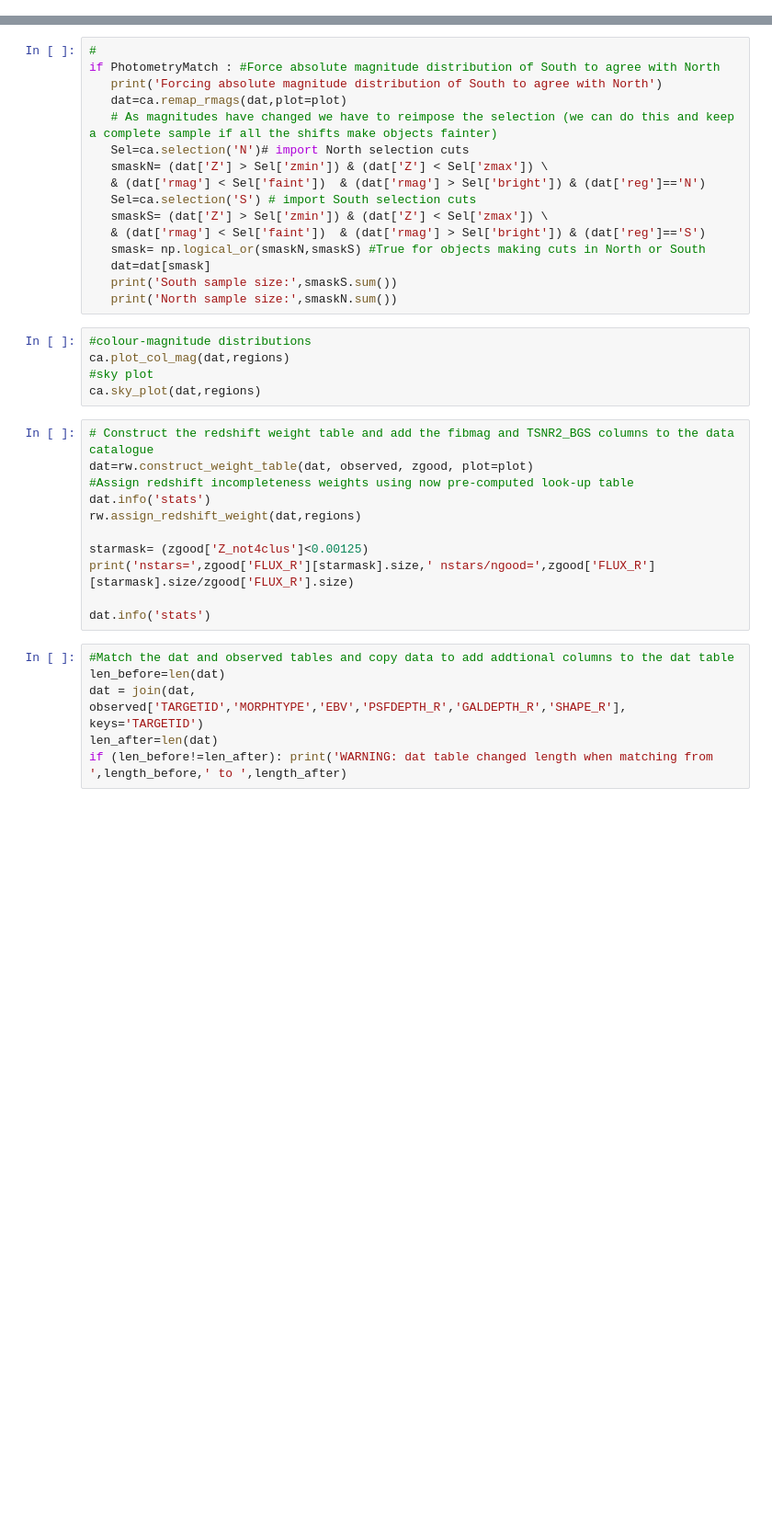
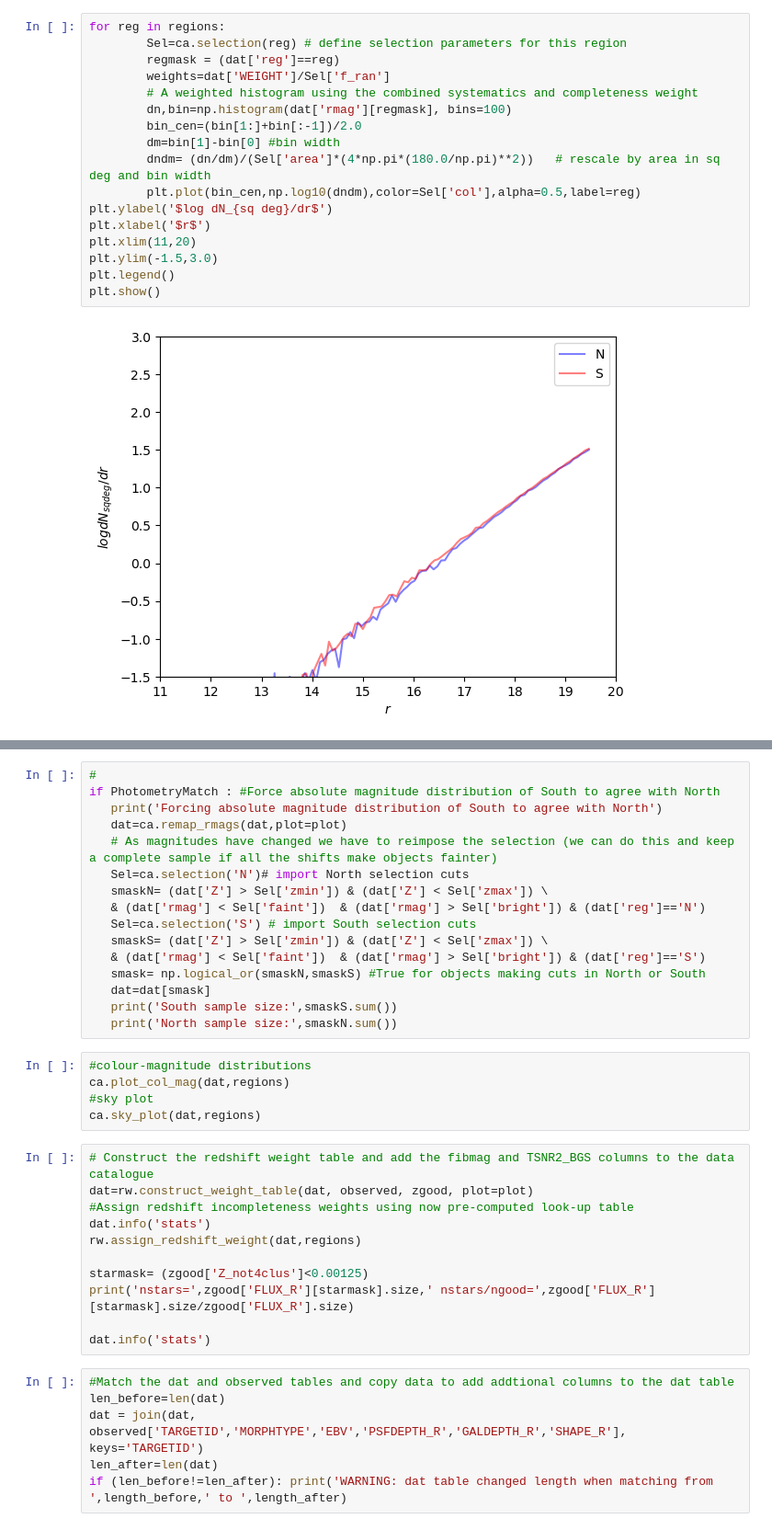
Before and after one commit to ShaunMCole/ShaunColeDESI, a Jupyter notebook: Augment_BGS_cat.ipynb, the cells around one changed output, grey strips where cells are left out. Shown: that part at 92% size. Cells and saved outputs as stored; diff of their text form; blank space fills up the shorter version.

```diff
--- a/Augment_BGS_cat.ipynb
+++ b/Augment_BGS_cat.ipynb
@@ -68,3 +157,22 @@ if (info):
+# %%
+for reg in regions:
+        Sel=ca.selection(reg) # define selection parameters for this region
+        regmask = (dat['reg']==reg)
+        weights=dat['WEIGHT']/Sel['f_ran']
+        # A weighted histogram using the combined systematics and completeness weight
+        dn,bin=np.histogram(dat['rmag'][regmask], bins=100)
+        bin_cen=(bin[1:]+bin[:-1])/2.0
+        dm=bin[1]-bin[0] #bin width
+        dndm= (dn/dm)/(Sel['area']*(4*np.pi*(180.0/np.pi)**2))   # rescale by area in sq deg and bin width
+        plt.plot(bin_cen,np.log10(dndm),color=Sel['col'],alpha=0.5,label=reg)
+plt.ylabel('$log dN_{sq deg}/dr$')
+plt.xlabel('$r$')
+plt.xlim(11,20)
+plt.ylim(-1.5,3.0)
+plt.legend()
+plt.show()
+# %% [output]
+[figure, added]
 # %%
 # If you want to recompute the colour lookup table and k-correction polynomials set fresh=True otherwise re-use stored table and fits
 fresh = fresh_kcorr
```
Also changed, not shown: parts of 7 cells of this notebook, 4 other files.
